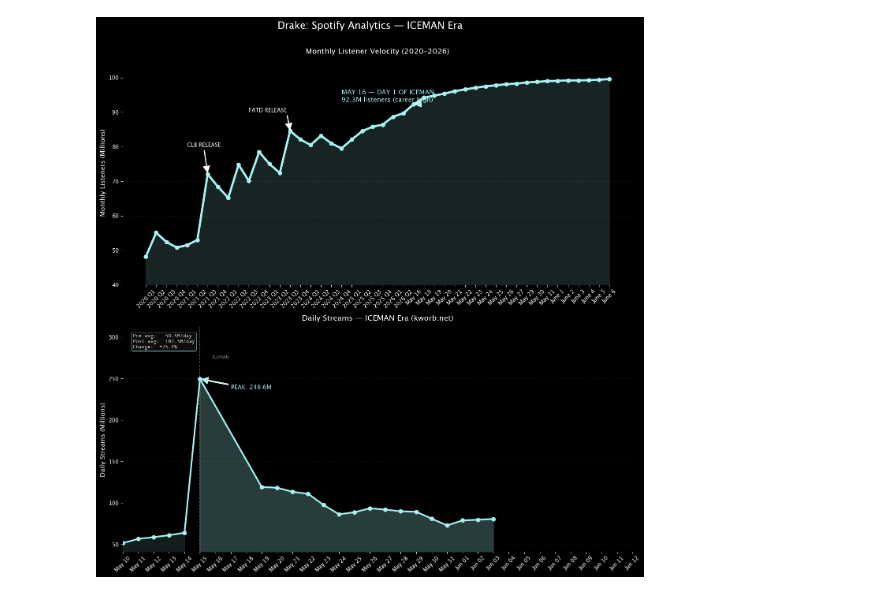
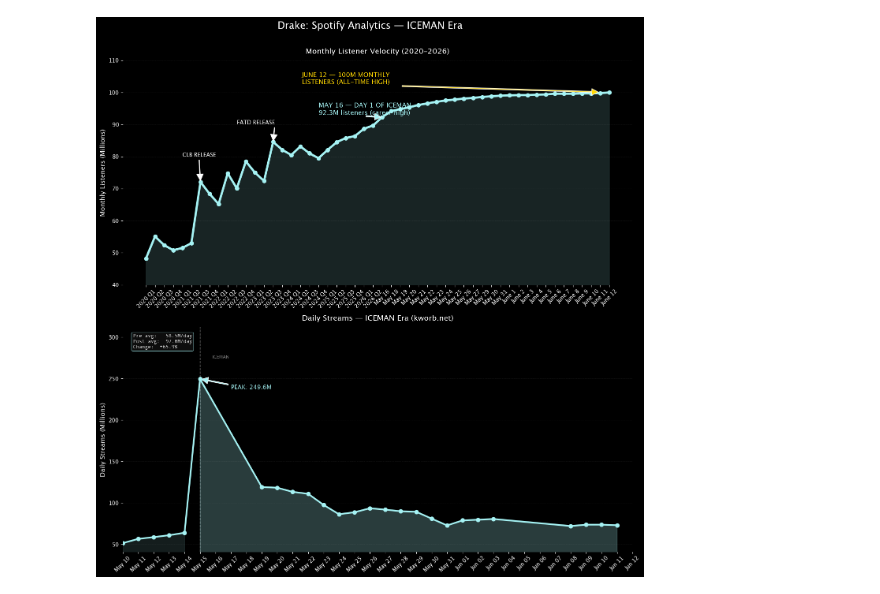
Before and after one commit to john15young/Spotify-First-Week-Streaming-Predictor, a Jupyter notebook: Drake Spotify Monthly Listeners.ipynb, the cells around one changed output. Saved outputs shown, nothing was run; the diff lists cells and outputs as text; code cells hidden in the pictures.

Commit message:
100m reached; updated 6/13

```diff
--- a/Drake Spotify Monthly Listeners.ipynb
+++ b/Drake Spotify Monthly Listeners.ipynb
@@ -5,6 +5,7 @@ import pandas as pd
 
 plt.style.use('dark_background')
 ICEMAN_BLUE = '#A5F2F3'
+GOLD = '#FFD700'
 
 # ── DATA ──────────────────────────────────────────────────────────────────────
 # open.spotify.com/artist/3TVXtAsR1Inumwj472S9r4 → monthly listeners
@@ -15,14 +16,14 @@ listener_data = {
                 '2023 Q1','2023 Q2','2023 Q3','2023 Q4',
                 '2024 Q1','2024 Q2','2024 Q3','2024 Q4',
                 '2025 Q1','2025 Q2','2025 Q3','2025 Q4',
-                '2026 Q1','2026 Q2','May 16','May 18','May 19','May 20','May 21','May 22','May 23','May 24','May 25','May 26','May 27','May 29','May 30','May 31', 'June 1', 'June 2', 'June 3', 'June 4', 'June 5', 'June 6'],
+                '2026 Q1','2026 Q2','May 16','May 18','May 19','May 20','May 21','May 22','May 23','May 24','May 25','May 26','May 27','May 29','May 30','May 31', 'June 1', 'June 2', 'June 3', 'June 4', 'June 5', 'June 6','June 7', 'June 8', 'June 9', 'June 10', 'June 11', 'June 12'],
     'Listeners': [48.2,55.1,52.4,50.8,
                   51.5,53.0,72.1,68.4,
                   65.2,74.8,70.1,78.5,
                   75.0,72.4,84.6,82.1,
                   80.5,83.2,81.0,79.5,
                   82.1,84.5,85.8,86.4,
-                  88.7,89.7,92.3,94.2,94.8,95.4,96.1,96.6,97.1,97.5,97.8,98.1,98.3,98.6,98.8,99, 99.1, 99.2, 99.2, 99.3, 99.4, 99.6]
+                  88.7,89.7,92.3,94.2,94.8,95.4,96.1,96.6,97.1,97.5,97.8,98.1,98.3,98.6,98.8,99, 99.1, 99.2, 99.2, 99.3, 99.4, 99.6, 99.6, 99.6, 99.7, 99.7, 99.8, 100]
 }
 
 # kworb.net/spotify/artists.html → "Daily" column, logged each morning in millions
@@ -30,10 +31,10 @@ listener_data = {
 stream_data = {
     'Date':    ['2026-05-10','2026-05-11','2026-05-12','2026-05-13','2026-05-14',
                 '2026-05-15','2026-05-16','2026-05-17','2026-05-18','2026-05-19',
-                '2026-05-20','2026-05-21','2026-05-22','2026-05-23','2026-05-24','2026-05-25', '2026-05-26', '2026-05-27','2026-05-28', '2026-05-29', '2026-05-30', '2026-05-31', '2026-06-01', '2026-06-02', '2026-06-03'],
+                '2026-05-20','2026-05-21','2026-05-22','2026-05-23','2026-05-24','2026-05-25', '2026-05-26', '2026-05-27','2026-05-28', '2026-05-29', '2026-05-30', '2026-05-31', '2026-06-01', '2026-06-02', '2026-06-03', '2026-06-08', '2026-06-09', '2026-06-10', '2026-06-11'],
     'Streams': [51.6, 56.7, 58.8, 61.1, 64.1,
                 249.6, None, None, None,
-                119.2, 118.4, 113.4, 111.1, 97.7, 86.4, 88.8, 93.6, 92, 90, 89.4, 81.1, 72.9, 79, 79.8, 80.7]
+                119.2, 118.4, 113.4, 111.1, 97.7, 86.4, 88.8, 93.6, 92, 90, 89.4, 81.1, 72.9, 79, 79.8, 80.7, 72.2, 73.8, 73.8, 73.2]
 }
 
 # ── CONFIG ────────────────────────────────────────────────────────────────────
@@ -95,10 +96,16 @@ ax1.annotate('MAY 16 — DAY 1 OF ICEMAN\n92.3M listeners (career high)',
              arrowprops=dict(facecolor=ICEMAN_BLUE, shrink=0.05, width=2),
              fontsize=12, fontweight='bold', color=ICEMAN_BLUE)
 
+# Milestone: 100M monthly listeners reached June 12
+ax1.annotate('JUNE 12 — 100M MONTHLY\nLISTENERS (ALL-TIME HIGH)',
+             xy=('June 12', 100), xytext=('2025 Q3', 102.5),
+             arrowprops=dict(facecolor=GOLD, shrink=0.05, width=2),
+             fontsize=12, fontweight='bold', color=GOLD, ha='center')
+
 ax1.set_title("Monthly Listener Velocity (2020–2026)", fontsize=14, pad=12)
 ax1.set_ylabel("Monthly Listeners (Millions)", fontsize=12)
 ax1.tick_params(axis='x', rotation=45)
-ax1.set_ylim(40, 105)
+ax1.set_ylim(40, 110)
 clean_ax(ax1)
 
 # ── CHART 2: DAILY STREAMS ────────────────────────────────────────────────────
@@ -120,31 +127,31 @@ if has_streams and not df_s.empty:
                      xytext=(peak['Date'] + pd.Timedelta(days=2), peak['Streams'] * 0.95),
                      arrowprops=dict(facecolor=ICEMAN_BLUE, shrink=0.05, width=2),
                      fontsize=11, fontweight='bold', color=ICEMAN_BLUE)
 
     pre_avg  = pre['Streams'].mean()  if not pre.empty  else 0
     post_avg = post['Streams'].mean() if not post.empty else 0
     if pre_avg and post_avg:
         pct = (post_avg - pre_avg) / pre_avg * 100
         ax2.text(0.02, 0.97, f"Pre avg:   {pre_avg:.1f}M/day\nPost avg:  {post_avg:.1f}M/day\nChange:  {pct:+.1f}%",
                  transform=ax2.transAxes, fontsize=9, verticalalignment='top',
                  family='monospace', color='white',
                  bbox=dict(boxstyle='round', facecolor='#111', alpha=0.8,
                            edgecolor=ICEMAN_BLUE, linewidth=0.8))
 
     y_min = df_s['Streams'].min() * 0.8
     y_max = df_s['Streams'].max() * 1.25
     ax2.set_ylim(y_min, y_max)
     add_release_line(ax2)
     set_date_axis(ax2)
 else:
     empty_chart(ax2, 'No stream data yet\nAdd dates + streams to stream_data above')
     ax2.set_ylim(0, 60)
 
 ax2.set_title("Daily Streams — ICEMAN Era (kworb.net)", fontsize=14, pad=12)
 ax2.set_ylabel("Daily Streams (Millions)", fontsize=12)
 clean_ax(ax2)
 
 plt.tight_layout()
 plt.show()
 # %% [output]
-[figure, old version]
+[figure, new version]
```
Also changed, not shown: 3 other files.
